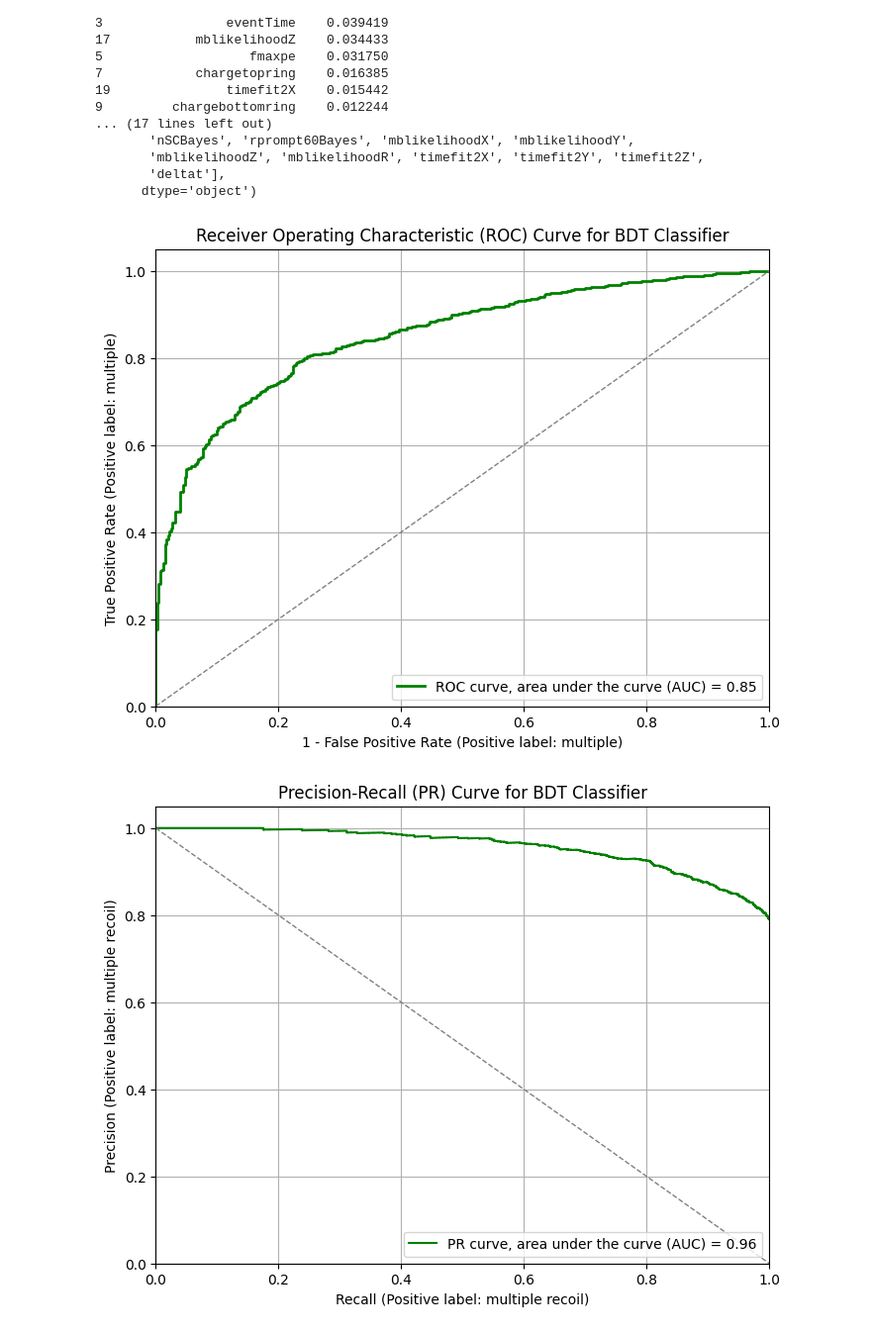
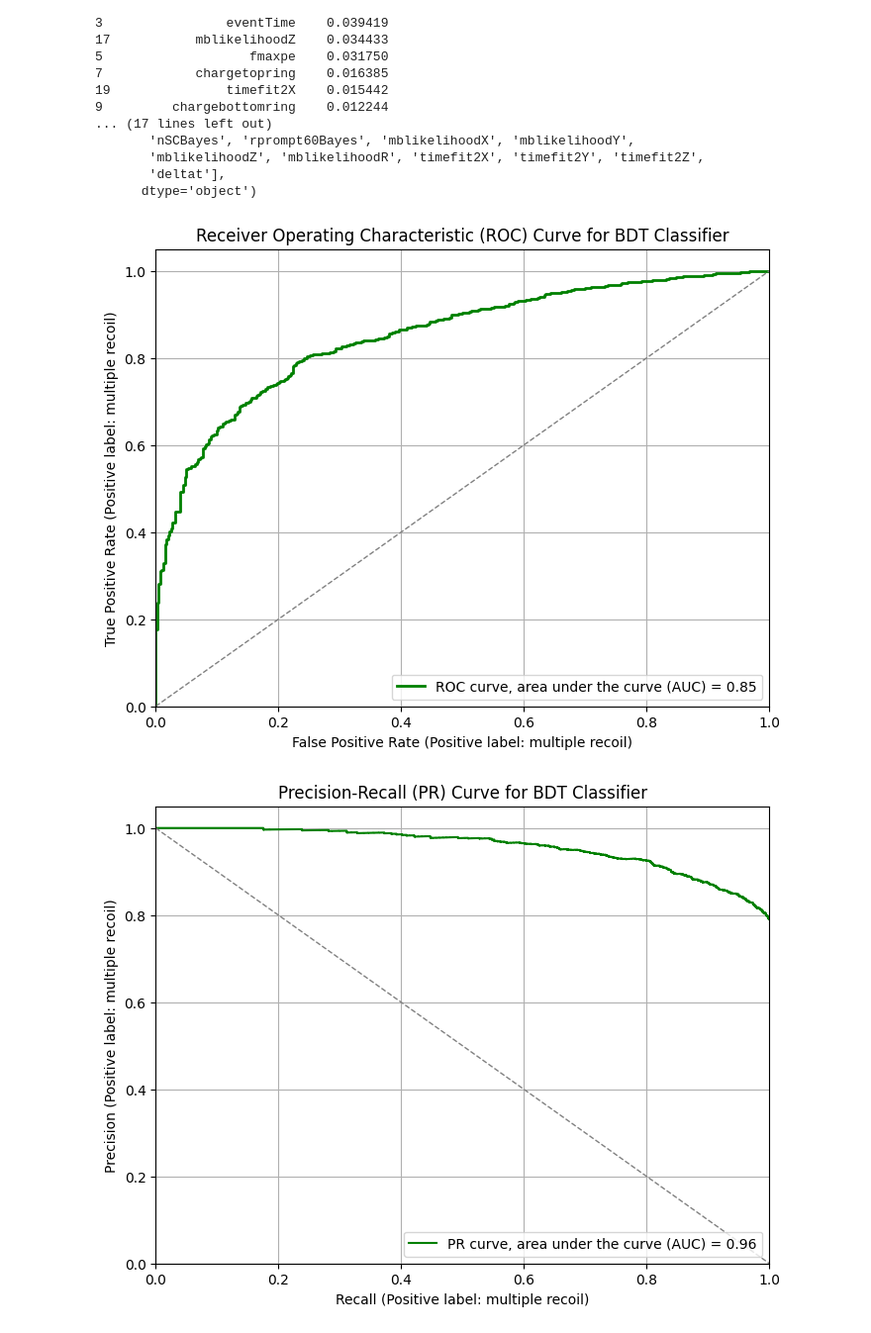
Before and after one commit to marioalpizarv/portfolio, a Jupyter notebook: MultipleRecoilsBoostedDTClassifier_PMTs.ipynb, the cells around one changed output. Shown at 99% size. Saved outputs shown, nothing was run; the diff lists cells and outputs as text; code cells hidden in the pictures.

```diff
--- a/MultipleRecoilsBoostedDTClassifier_PMTs.ipynb
+++ b/MultipleRecoilsBoostedDTClassifier_PMTs.ipynb
@@ -428,28 +457,28 @@ print(X.columns)
 # %%
 # Get predicted probabilities for the positive class (1) on the test set
 y_prob = boosted_tree.predict_proba(X_test)[:, 1]
 
 # Compute the ROC curve
 fpr, tpr, thresholds = roc_curve(y_test, y_prob)
 roc_auc = auc(fpr, tpr)
 #roc_auc = auc(1-fpr, tpr) #auc remains the same
 
 # Plot the ROC curve
 plt.figure(figsize=(8, 6))
 plt.plot(fpr, tpr, color='g', lw=2, label='ROC curve, area under the curve (AUC) = {:.2f}'.format(roc_auc))
 plt.plot([0, 1], [0, 1], color='gray', lw=1, linestyle='--')
 plt.xlim([0.0, 1.0])
 plt.ylim([0.0, 1.05])
-plt.xlabel('1 - False Positive Rate (Positive label: multiple)')
-plt.ylabel('True Positive Rate (Positive label: multiple)')
+plt.xlabel('False Positive Rate (Positive label: multiple recoil)')
+plt.ylabel('True Positive Rate (Positive label: multiple recoil)')
 plt.title('Receiver Operating Characteristic (ROC) Curve for BDT Classifier')
 plt.legend(loc='lower right')
 plt.grid(True)
 #plt.savefig("PMT_ROC.jpg", format="jpg", bbox_inches="tight", dpi = 300)
 #plt.savefig("PMT_ROC.pdf", format="pdf", bbox_inches="tight", dpi = 300)
 plt.show()
 # %% [output]
-[figure, old version]
+[figure, new version]
 # %%
 # Compute precision and recall to see difference for balanced and imbalanced datasets
 precision, recall, _ = precision_recall_curve(y_test, y_prob)
```
Also changed, not shown: parts of 6 cells of this notebook.
